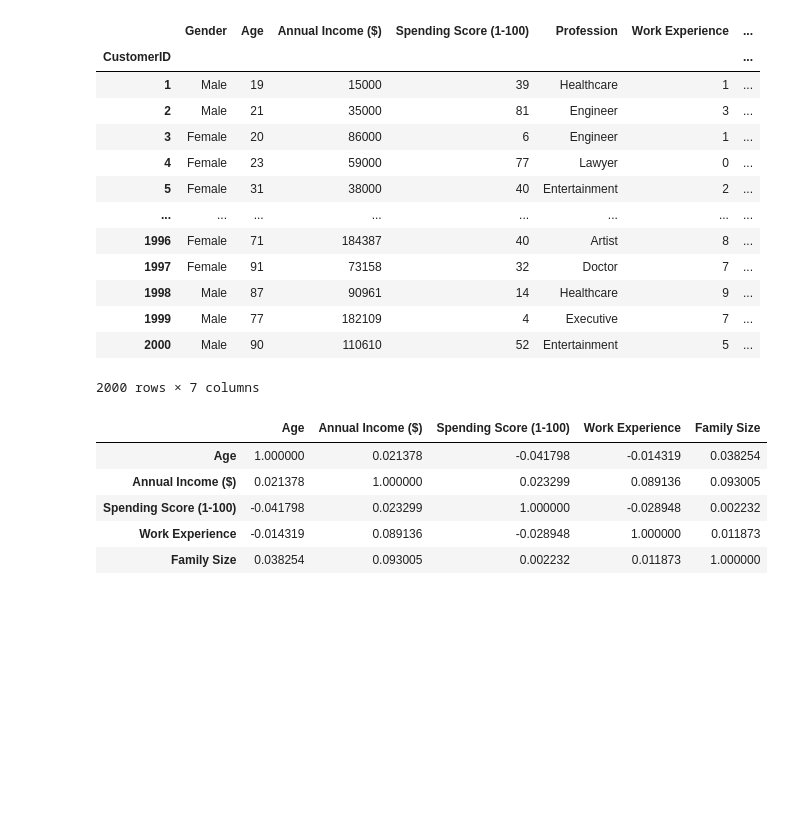
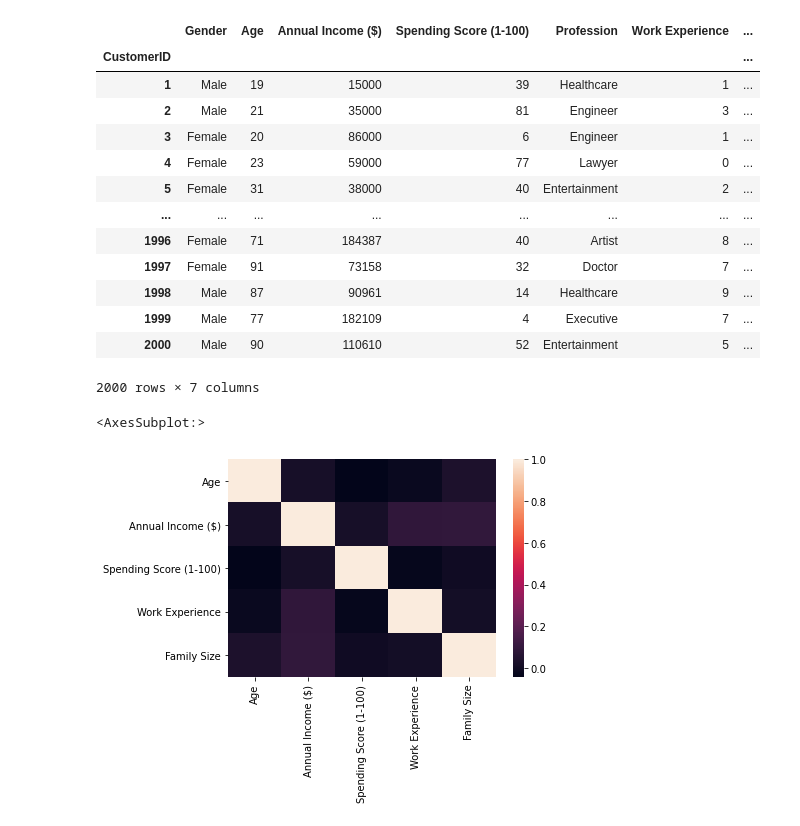
Before and after one commit to gaurav-karki2058/ML-Python, a Jupyter notebook: Linear_regression.ipynb, the cells around one changed output. Saved outputs shown, nothing was run; the diff lists cells and outputs as text; code cells hidden in the pictures; blank space fills up the shorter version.

Commit message:
added heatmap

```diff
--- a/Linear_regression.ipynb
+++ b/Linear_regression.ipynb
@@ -344,15 +345,11 @@ Y_train=Y_train.reshape(-1)
 # %%
 
 numeric_data=sales_data.drop(['Profession','Gender'],axis=1)
 # new_sales=sales_data[['Annual Income ($)','Work Experience']]
 correlation_matrix=numeric_data.corr()
-correlation_matrix
+sns.heatmap(correlation_matrix)
 # %% [output]
-|  | Age | Annual Income ($) | Spending Score (1-100) | Work Experience | Family Size |
-| Age | 1.000000 | 0.021378 | -0.041798 | -0.014319 | 0.038254 |
-| Annual Income ($) | 0.021378 | 1.000000 | 0.023299 | 0.089136 | 0.093005 |
-| Spending Score (1-100) | -0.041798 | 0.023299 | 1.000000 | -0.028948 | 0.002232 |
-| Work Experience | -0.014319 | 0.089136 | -0.028948 | 1.000000 | 0.011873 |
-| Family Size | 0.038254 | 0.093005 | 0.002232 | 0.011873 | 1.000000 |
+<AxesSubplot:>
+[figure, added]
 # %%
 
```
Also changed, not shown: parts of 6 cells of this notebook.
